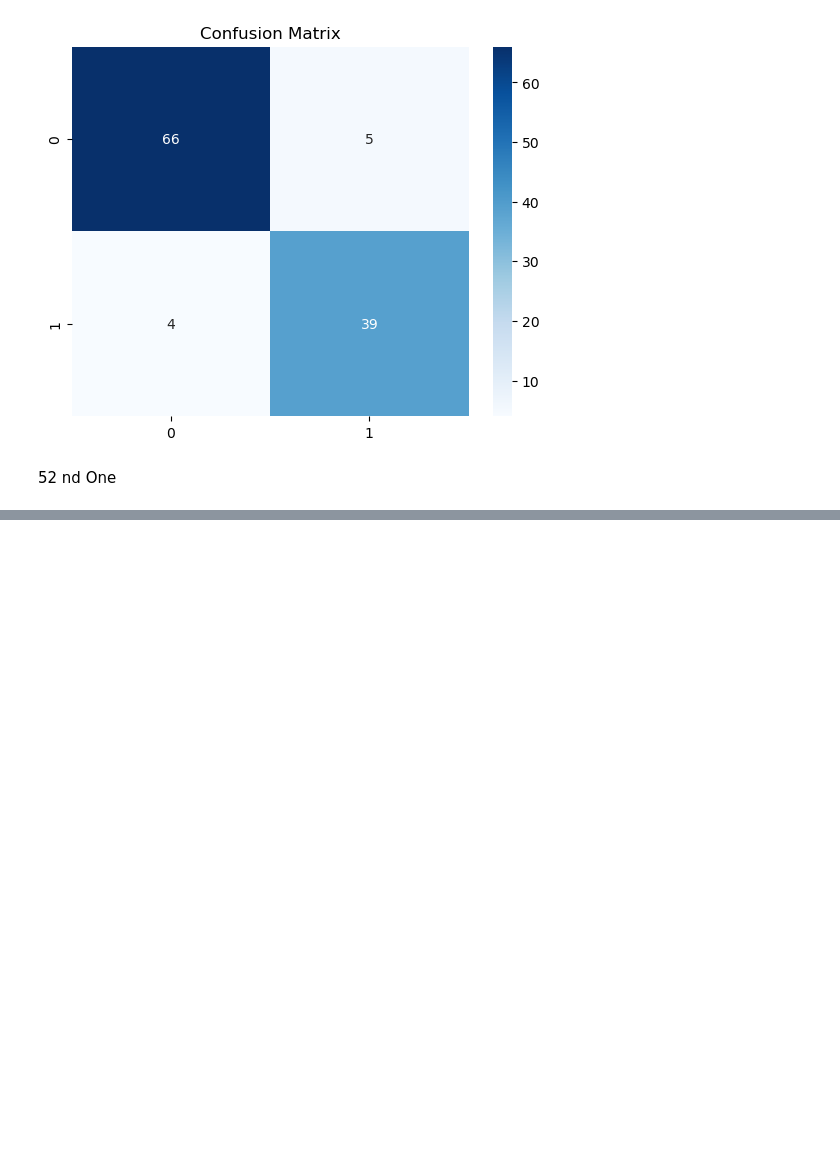
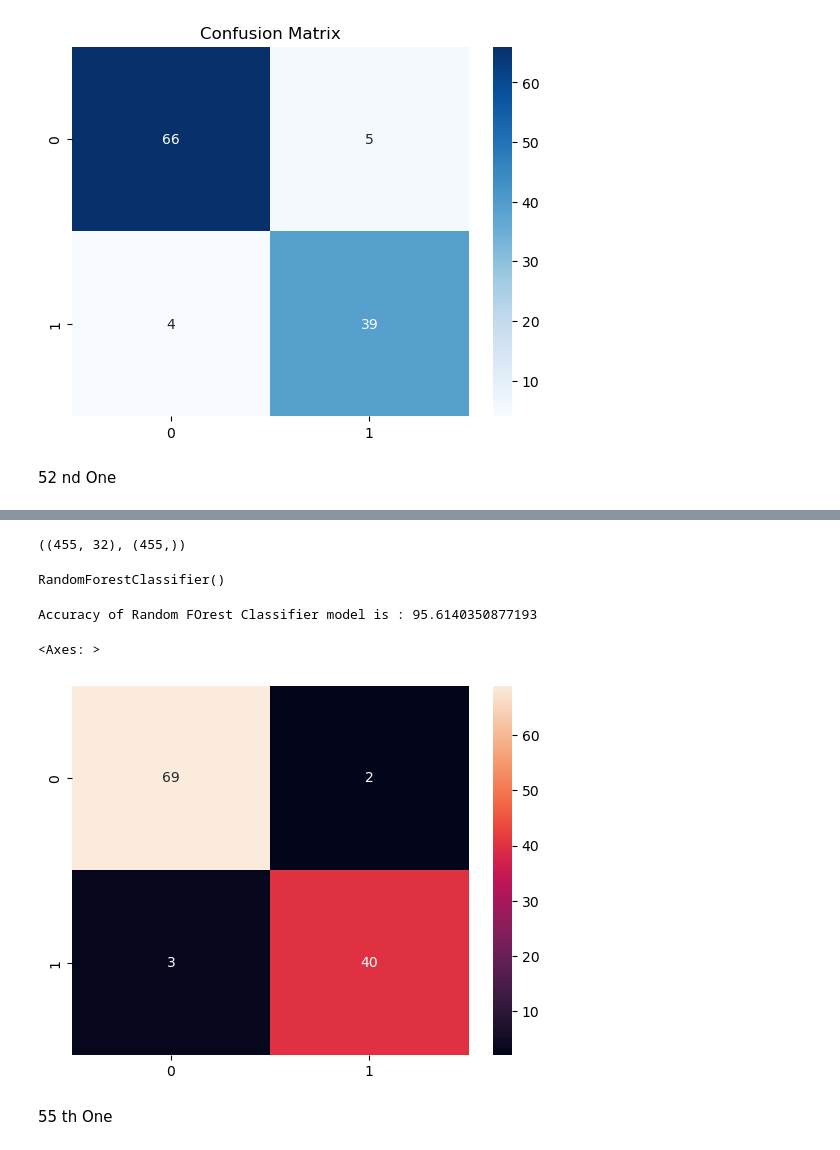
Before and after one commit to Madhuu77/BeginToEnd, a Jupyter notebook: FirstToLast.ipynb, the cells around one changed output, grey strips where cells are left out. Drawn from its saved outputs; the diff is of its cells as text; code cells hidden in the pictures; blank space fills up the shorter version.

```diff
--- a/FirstToLast.ipynb
+++ b/FirstToLast.ipynb
@@ -2528,0 +2722,31 @@ plt.show()
+# %%
+x=df.drop('diagnosis',axis=1)
+y=df['diagnosis']
+# %%
+from sklearn.model_selection import train_test_split
+x_train,x_test,y_train,y_test=train_test_split(x,y,test_size=.2,random_state=42)
+x_train.shape,y_train.shape
+# %% [output]
+((455, 32), (455,))
+# %%
+from sklearn.ensemble import RandomForestClassifier
+RFC=RandomForestClassifier()
+RFC.fit(x_train,y_train)
+# %% [output]
+RandomForestClassifier()
+# %%
+y_pred=RFC.predict(x_test)
+from sklearn.metrics import accuracy_score,confusion_matrix
+acc=accuracy_score(y_test,y_pred)
+print('Accuracy of Random FOrest Classifier model is :',acc*100)
+# %% [output]
+Accuracy of Random FOrest Classifier model is : 95.6140350877193
+# %%
+cm=confusion_matrix(y_test,y_pred)
+import seaborn as sns
+sns.heatmap(cm,annot=True)
+# %% [output]
+<Axes: >
+[figure, added]
+# %% [markdown]
+55 th One
```
Also changed, not shown: parts of 53 cells of this notebook, 2 other files.
